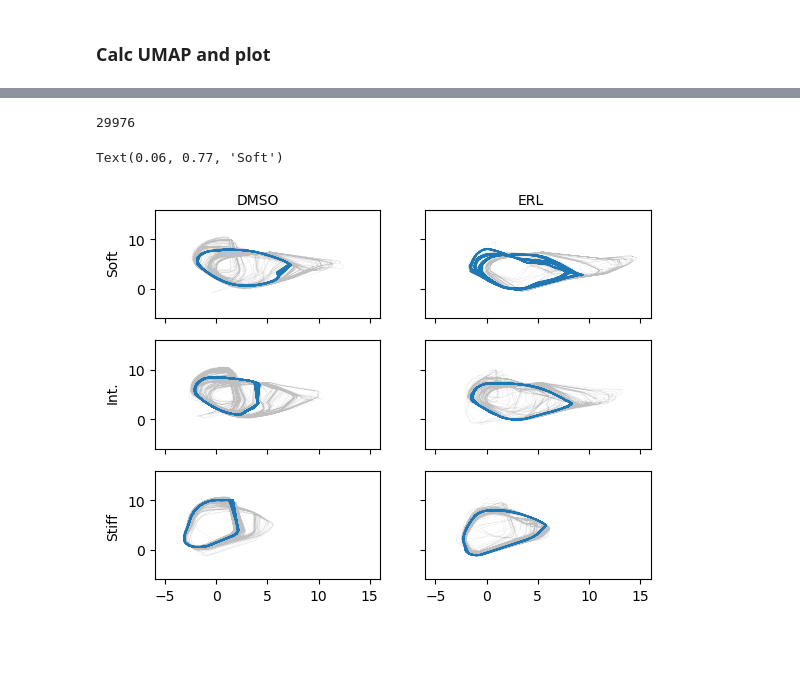
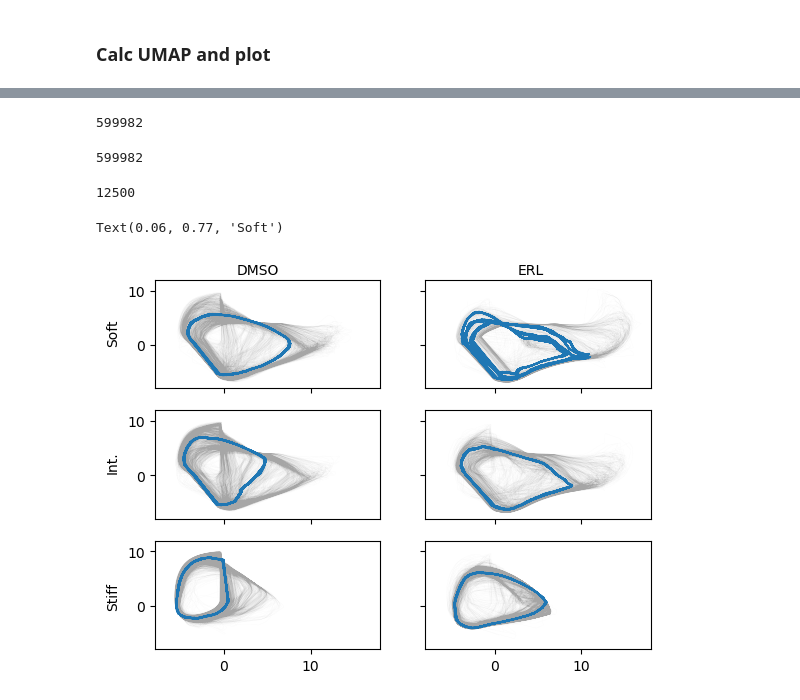
Before and after one commit to QuLab-VU/ECM_cell_cycle_model, a Jupyter notebook: Python/plotUMAP_proj.ipynb, the cells around one changed output, grey strips where cells are left out. Drawn from its saved outputs; the diff is of its cells as text; code cells hidden in the pictures; blank space fills up the shorter version.

```diff
--- a/Python/plotUMAP_proj.ipynb
+++ b/Python/plotUMAP_proj.ipynb
@@ -64,13 +64,13 @@ model_concentration.parameters['AKT'].value = 1 * 1
 # %%
 #ODE simulation
 
-t = np.linspace(0, 500, 50000)
+t = np.linspace(0, 5000, 50001)
 simres = ScipyOdeSimulator(model_concentration, t, verbose=False).run(); #deterministic simulation
 yout = simres.all;
 observables=['obsCycE','obsCdc20', 'obsCycA']; #plot Cyclin E, Cdc20 and Cyclin A
 
 for obs in range(3) :
-    plt.plot(t[40000:],yout[observables[obs]][40000:], label=observables[obs], lw=2)
+    plt.plot(t[48000:],yout[observables[obs]][48000:], label=observables[obs], lw=2)
 plt.legend(loc=0)
 plt.show()
 # %% [output]
@@ -233,11 +281,11 @@ min_d = 0.02
 # Important params to set the window size and step time distance
 init_dt = 0.1                # initial dt from the raw model output
 dt = 0.1                      # dt for umap window
-window = 5                    # window size in hours
-time_step = 1               # time step between windows
+window = 2                    # window size in hours
+time_step = 0.5               # time step between windows
 
 #umap params
-neighbs = 50
+neighbs = 25
 min_d = 0.05
 
 #reducer save name
@@ -438,7 +506,11 @@ time_tmp2.columns = ["time"]
 plot_phase = False
 # %%
 [all_prot_tmp, all_prot_tmp_ode, all_time_tmp, all_time_at_tmp] = load_norm_data(filenames_sp, filenames_sp_ode, time_tmp2, init_dt, dt, window, time_step, plot_phase)
+# %%
+len(all_prot_tmp)
+# %% [output]
+599982
 # %%
-len(all_prot_tmp)
+len(all_prot_tmp_ode)
 # %% [output]
-29976
+599982
@@ -468,30 +528,46 @@ embedding_all_prot_ode = reducer.transform(all_prot_tmp_ode_ab)
+# %%
+win_len = int(window/dt)
+all_prot_tmp_ode_ab = np.empty((0,win_len*18))
+ab_len = (len(all_prot_tmp_ode)/6/8)*7
+w_len = len(all_prot_tmp_ode)/6
+sp = 1
+for n in range(6):
+    tmp = all_prot_tmp_ode[int(n*w_len+ab_len):int(sp*w_len),:]
+    all_prot_tmp_ode_ab = np.append(all_prot_tmp_ode_ab, tmp, axis=0)
+    sp += 1
+
+embedding_all_prot_ode = reducer.transform(all_prot_tmp_ode_ab)
+# %%
+int(len(embedding_all_prot_ode)/6)
+# %% [output]
+12500
 # %%
 fig = plt.figure()
 n1 = 1
 for n in range(6):
     plt.subplot(3,2,n1)
     trk_len = int(len(embedding_all_prot)/6)
     trk_len_ode = int(len(embedding_all_prot_ode)/6)
-    plt.plot(embedding_all_prot[n*trk_len:n1*trk_len,0], embedding_all_prot[n*trk_len:n1*trk_len,1], lw=0.1, alpha=0.5, c='gray')
+    plt.plot(embedding_all_prot[n*trk_len:n1*trk_len,0], embedding_all_prot[n*trk_len:n1*trk_len,1], lw=0.01, alpha=0.7, c='gray')
     plt.plot(embedding_all_prot_ode[n*trk_len_ode:n1*trk_len_ode,0], embedding_all_prot_ode[n*trk_len_ode:n1*trk_len_ode,1], lw=1, alpha=1)
 
-    plt.xlim(-6,16)
-    plt.ylim(-6,16)
+    plt.xlim(-8,18)
+    plt.ylim(-8,12)
 
     ax = plt.gca()
     if (n1 % 2) == 0:
         ax.yaxis.set_tick_params(labelleft=False)
     if n1<5:
         ax.xaxis.set_tick_params(labelleft=False)
     n1 += 1
 
 # Set common labels
 fig.text(0.287, 0.9, 'DMSO', ha='center', va='center')
 fig.text(0.713, 0.9, 'ERL', ha='center', va='center')
 fig.text(0.06, 0.22, 'Stiff', ha='center', va='center', rotation='vertical')
 fig.text(0.06, 0.5, 'Int.', ha='center', va='center', rotation='vertical')
 fig.text(0.06, 0.77, 'Soft', ha='center', va='center', rotation='vertical')
 # plt.savefig(SAVE_DIR + f"UMAP_neighbs{neighbs}_window{window}_tstep{time_step}_ORIG.png", bbox_inches='tight')
 # %% [output]
 Text(0.06, 0.77, 'Soft')
-[figure, old version]
+[figure, new version]
```
Also changed, not shown: parts of 81 cells of this notebook.
